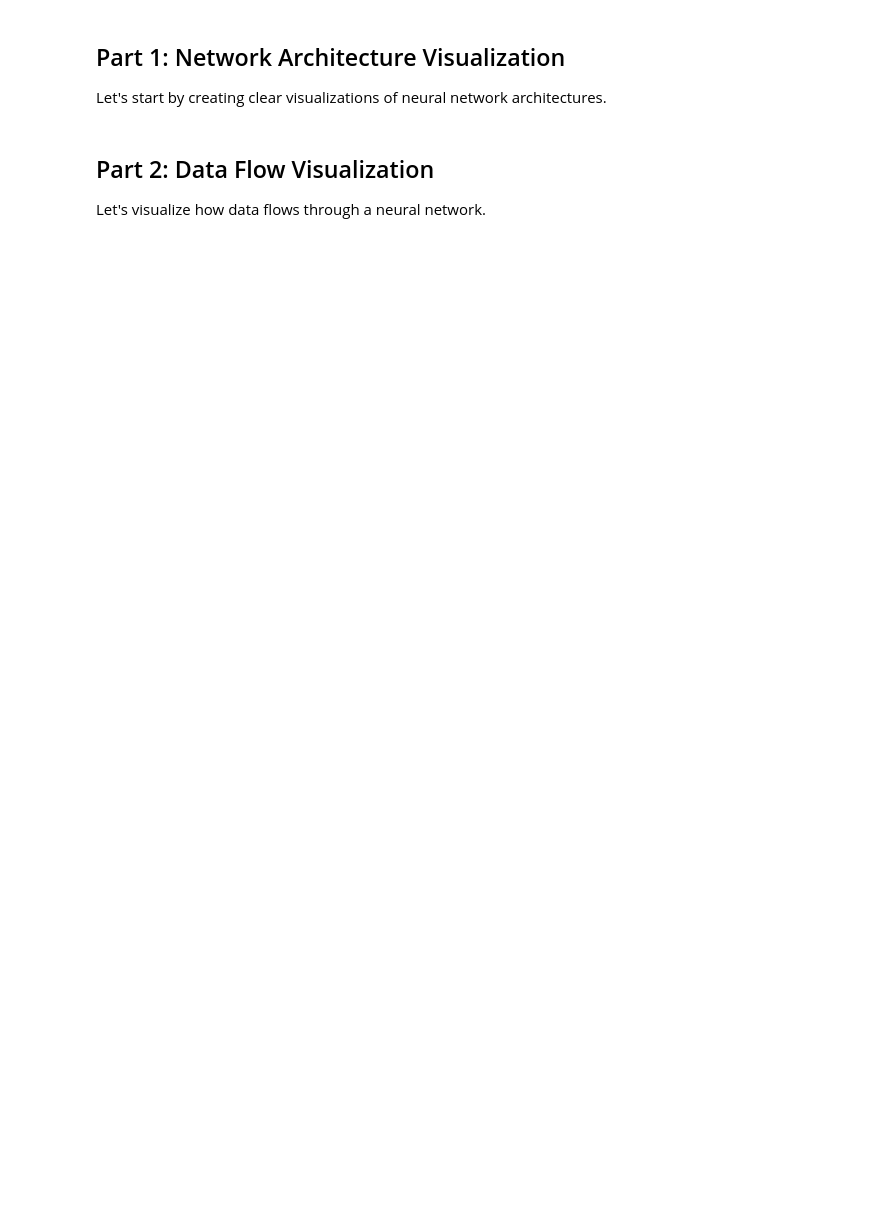
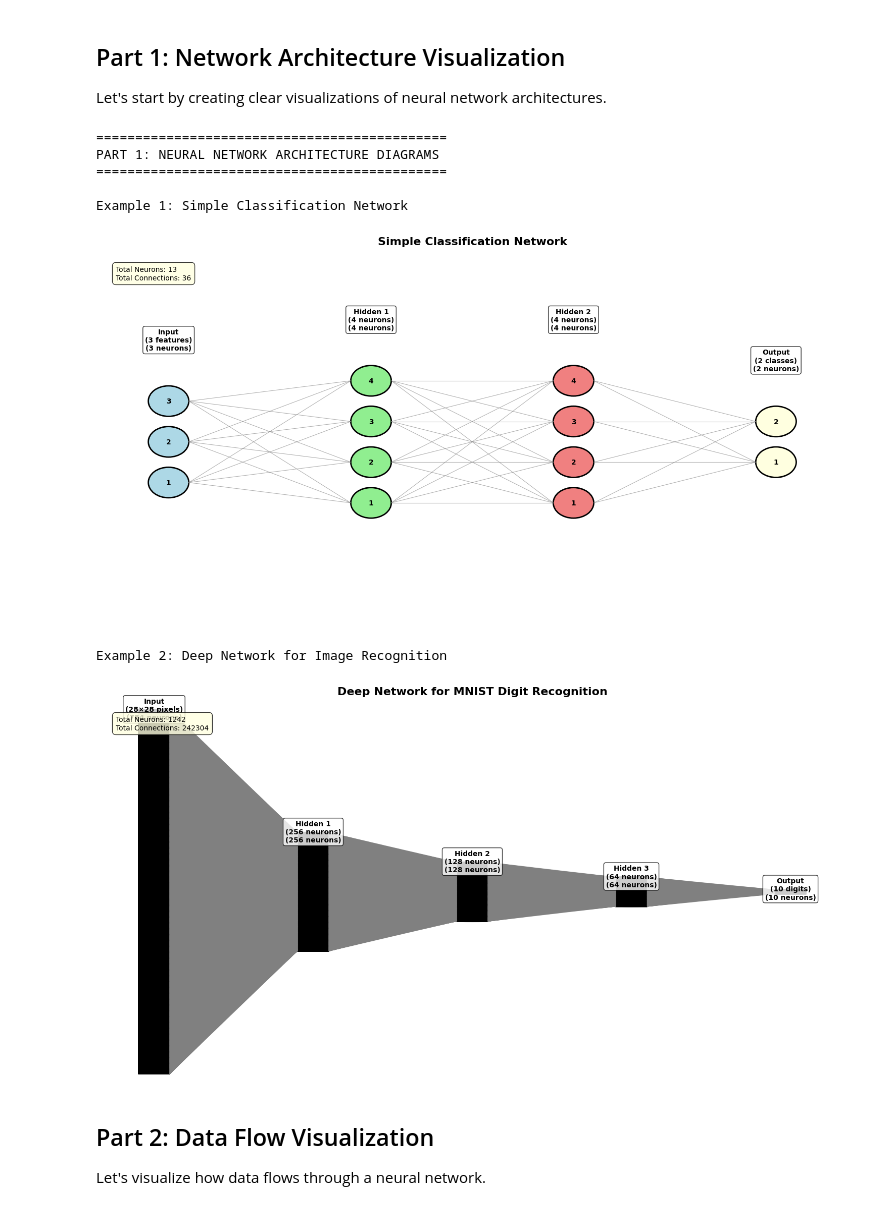
Before and after one commit to jwkidd3/neuralnet-deeplearning, a Jupyter notebook: labs/lab_1_5_neural_network_visualization.ipynb, the cells around one changed output. Saved outputs shown, nothing was run; the diff lists cells and outputs as text; code cells hidden in the pictures; blank space fills up the shorter version.

```diff
--- a/labs/lab_1_5_neural_network_visualization.ipynb
+++ b/labs/lab_1_5_neural_network_visualization.ipynb
@@ -135,36 +137,45 @@ def draw_neural_network(layer_sizes, layer_names=None, title="Neural Network Arc
     ax.set_xlim(-1, (len(layer_sizes) - 1) * layer_spacing + 1)
     y_range = max_neurons * 0.4 + 2
     ax.set_ylim(-y_range, y_range)
-    ax.set_aspect('equal')
+    ax.set_aspect('auto')
     ax.axis('off')
     ax.set_title(title, fontsize=16, fontweight='bold', pad=20)
 
     # Add information box
     total_neurons = sum(layer_sizes)
     total_connections = sum(layer_sizes[i] * layer_sizes[i+1] for i in range(len(layer_sizes)-1))
 
     info_text = f"Total Neurons: {total_neurons}\nTotal Connections: {total_connections}"
     ax.text(0.02, 0.98, info_text, transform=ax.transAxes, fontsize=10,
            verticalalignment='top', bbox=dict(boxstyle='round,pad=0.5',
                                             facecolor='lightyellow', alpha=0.8))
 
     plt.tight_layout()
     plt.show()
 
 # Example 1: Simple feedforward network
 print("\nExample 1: Simple Classification Network")
 draw_neural_network([3, 4, 4, 2],
                    ["Input\n(3 features)", "Hidden 1\n(4 neurons)",
                     "Hidden 2\n(4 neurons)", "Output\n(2 classes)"],
                    "Simple Classification Network")
 
 # Example 2: Deep network
 print("\nExample 2: Deep Network for Image Recognition")
 draw_neural_network([784, 256, 128, 64, 10],
                    ["Input\n(28×28 pixels)", "Hidden 1\n(256 neurons)",
                     "Hidden 2\n(128 neurons)", "Hidden 3\n(64 neurons)",
                     "Output\n(10 digits)"],
                    "Deep Network for MNIST Digit Recognition")
+# %% [output]
+=============================================
+PART 1: NEURAL NETWORK ARCHITECTURE DIAGRAMS
+=============================================
+
+Example 1: Simple Classification Network
+[figure, added]
+Example 2: Deep Network for Image Recognition
+[figure, added]
 # %% [markdown]
 ## Part 2: Data Flow Visualization
 
```
Also changed, not shown: parts of 5 cells of this notebook, 7 other files.
